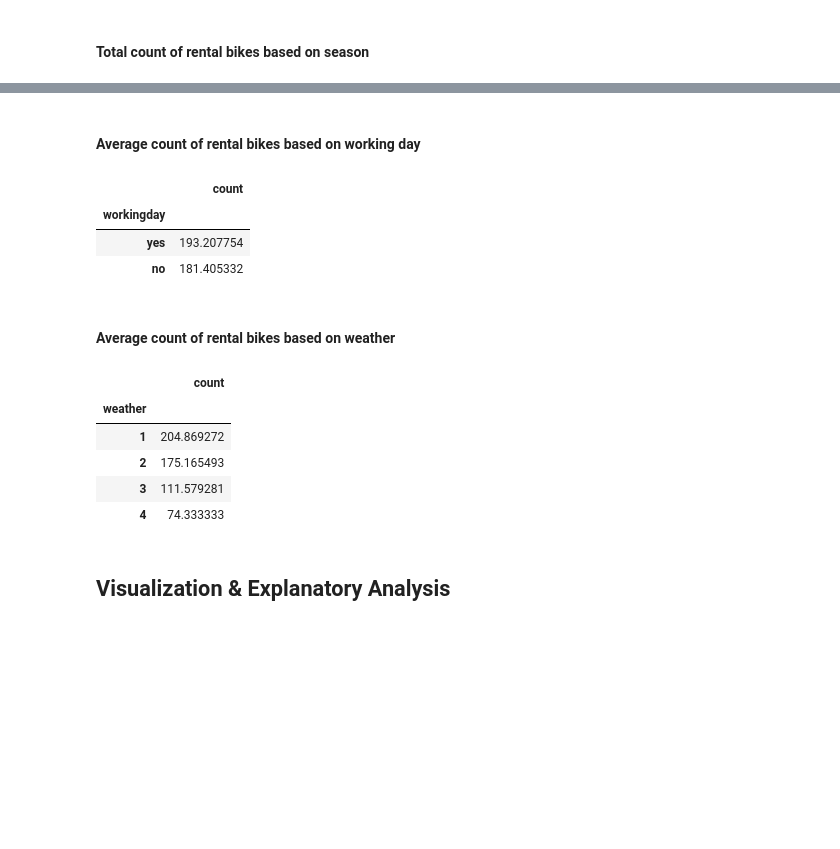
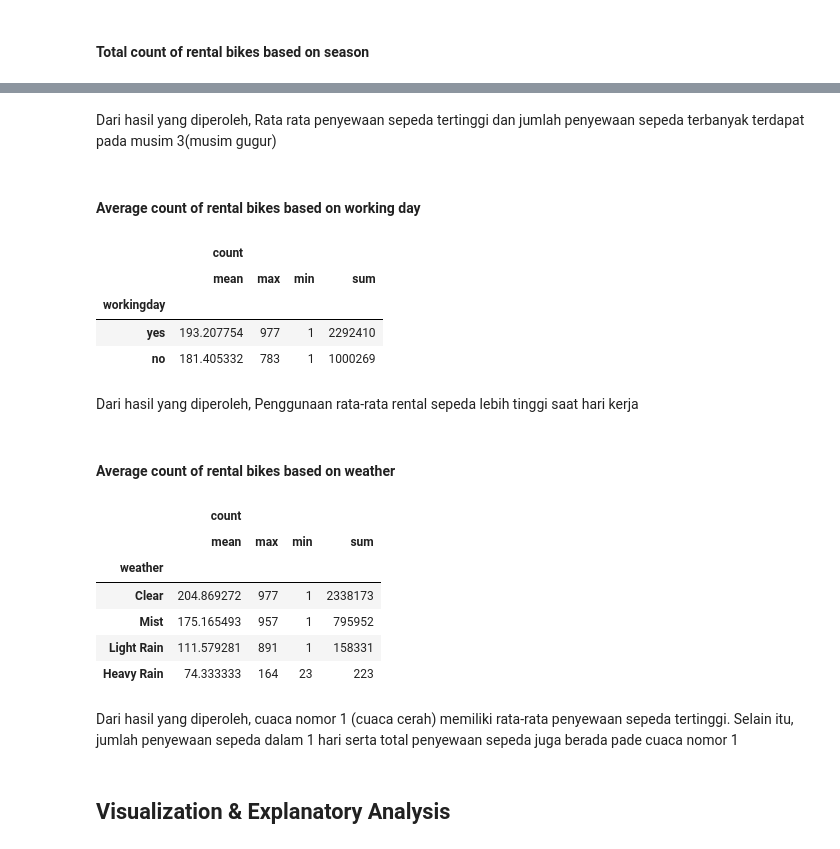
Before and after one commit to Chr1ztt/bike-sharing-analysis, a Jupyter notebook: notebook.ipynb, the cells around one changed output, grey strips where cells are left out. Drawn from its saved outputs; the diff is of its cells as text; code cells hidden in the pictures; blank space fills up the shorter version.

```diff
--- a/notebook.ipynb
+++ b/notebook.ipynb
@@ -263,29 +291,44 @@ hour_df.groupby(by="season").agg({
+# %% [markdown]
+Dari hasil yang diperoleh, Rata rata penyewaan sepeda tertinggi dan jumlah penyewaan sepeda terbanyak terdapat pada musim 3(musim gugur)
 # %% [markdown]
 #### Average count of rental bikes based on working day
 # %%
 average_by_working = hour_df.groupby(by="workingday").agg({
-  "count" : "mean"
-}).sort_values(by="count", ascending=False)
+  "count" : ["mean", "max", "min", "sum"]
+}).sort_values(by=("count", "mean"), ascending=False)
 average_by_working.index = average_by_working.index.map({0:"no", 1:"yes"})
 average_by_working
 # %% [output]
-|  | count |
-| workingday |  |
-| yes | 193.207754 |
-| no | 181.405332 |
+|  | count |  |  |  |
+|  | mean | max | min | sum |
+| workingday |  |  |  |  |
+| yes | 193.207754 | 977 | 1 | 2292410 |
+| no | 181.405332 | 783 | 1 | 1000269 |
+# %% [markdown]
+Dari hasil yang diperoleh, Penggunaan rata-rata rental sepeda lebih tinggi saat hari kerja
 # %% [markdown]
 #### Average count of rental bikes based on weather
 # %%
-hour_df.groupby(by="weather").agg({
-  "count" : "mean"
-}).sort_values(by="count", ascending=False)
+average_by_weather = hour_df.groupby(by="weather").agg({
+  "count" : ["mean", "max", "min", "sum"]
+}).sort_values(by=("count", "mean"), ascending=False)
+average_by_weather.rename(index={
+  1: "Clear",
+  2: "Mist",
+  3: "Light Rain",
+  4: "Heavy Rain"
+}, inplace=True)
+average_by_weather
 # %% [output]
-|  | count |
-| weather |  |
-| 1 | 204.869272 |
-| 2 | 175.165493 |
-| 3 | 111.579281 |
-| 4 | 74.333333 |
+|  | count |  |  |  |
+|  | mean | max | min | sum |
+| weather |  |  |  |  |
+| Clear | 204.869272 | 977 | 1 | 2338173 |
+| Mist | 175.165493 | 957 | 1 | 795952 |
+| Light Rain | 111.579281 | 891 | 1 | 158331 |
+| Heavy Rain | 74.333333 | 164 | 23 | 223 |
+# %% [markdown]
+Dari hasil yang diperoleh, cuaca nomor 1 (cuaca cerah) memiliki rata-rata penyewaan sepeda tertinggi. Selain itu, jumlah penyewaan sepeda dalam 1 hari serta total penyewaan sepeda juga berada pade cuaca nomor 1
 # %% [markdown]
 ## Visualization & Explanatory Analysis
 # %% [markdown]
```
Also changed, not shown: parts of 23 cells of this notebook, 1 other file.
